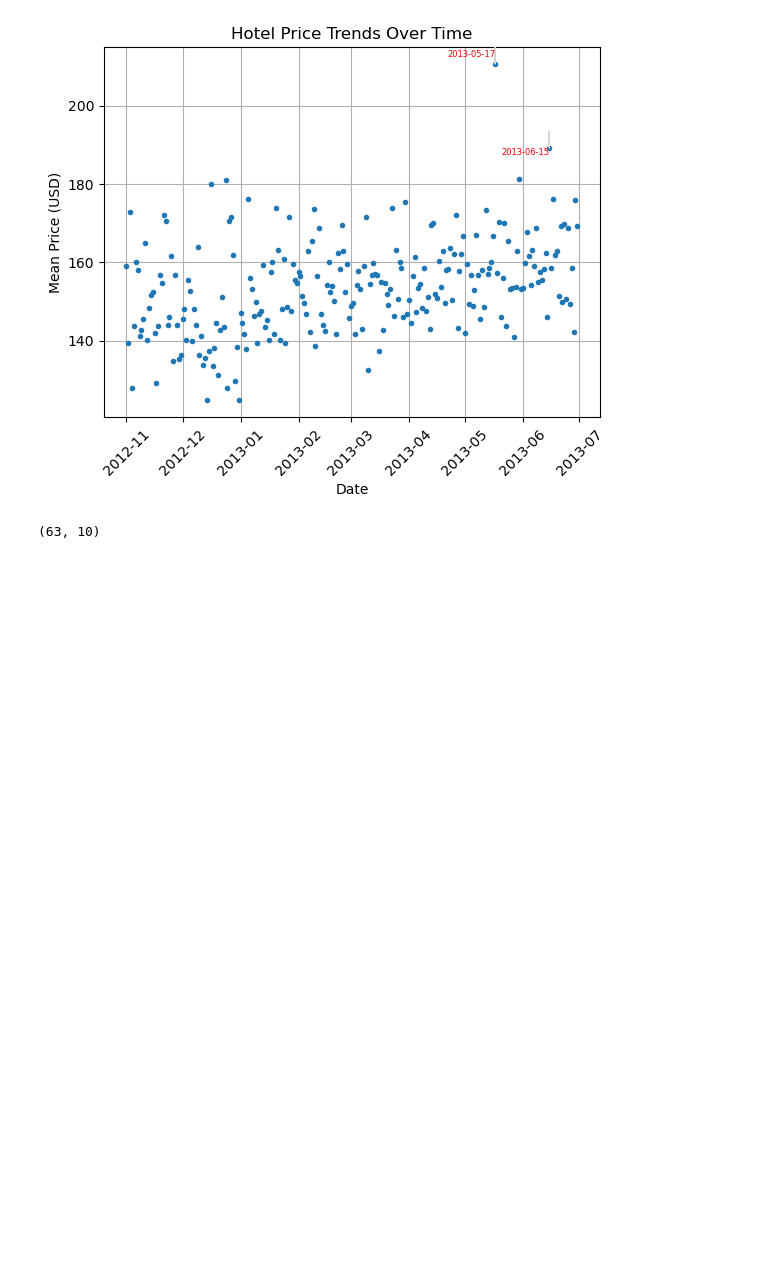
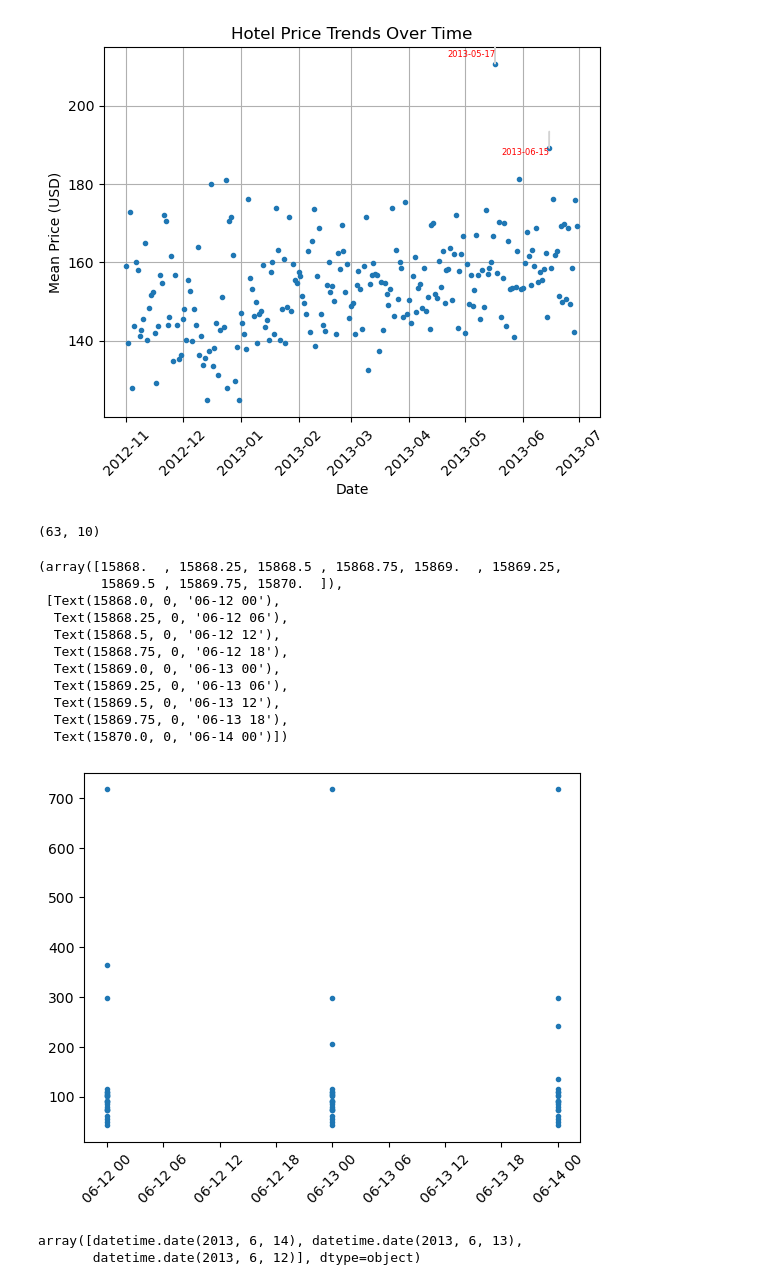
Before and after one commit to yzhao2433/expediaAnalysis, a Jupyter notebook: milestone1.ipynb, the cells around one changed output. Saved outputs shown, nothing was run; the diff lists cells and outputs as text; code cells hidden in the pictures; blank space fills up the shorter version.

Commit message:
Did analysis on exploring and testing hypothesis of what drove prices (demand of tourist during a given season or low local supply?)

```diff
--- a/milestone1.ipynb
+++ b/milestone1.ipynb
@@ -203,3 +203,24 @@ usa_hotels.shape
 # only 63 rows for USA hotels
 # %% [output]
 (63, 10)
+# %%
+plt.plot(usa_hotels["date"], usa_hotels["price_usd"], ".")
+plt.xticks(rotation = 45)
+# %% [output]
+(array([15868.  , 15868.25, 15868.5 , 15868.75, 15869.  , 15869.25,
+        15869.5 , 15869.75, 15870.  ]),
+ [Text(15868.0, 0, '06-12 00'),
+  Text(15868.25, 0, '06-12 06'),
+  Text(15868.5, 0, '06-12 12'),
+  Text(15868.75, 0, '06-12 18'),
+  Text(15869.0, 0, '06-13 00'),
+  Text(15869.25, 0, '06-13 06'),
+  Text(15869.5, 0, '06-13 12'),
+  Text(15869.75, 0, '06-13 18'),
+  Text(15870.0, 0, '06-14 00')])
+[figure, added]
+# %%
+usa_hotels["date"].unique()
+# %% [output]
+array([datetime.date(2013, 6, 14), datetime.date(2013, 6, 13),
+       datetime.date(2013, 6, 12)], dtype=object)
```
Also changed, not shown: parts of 6 cells of this notebook.
